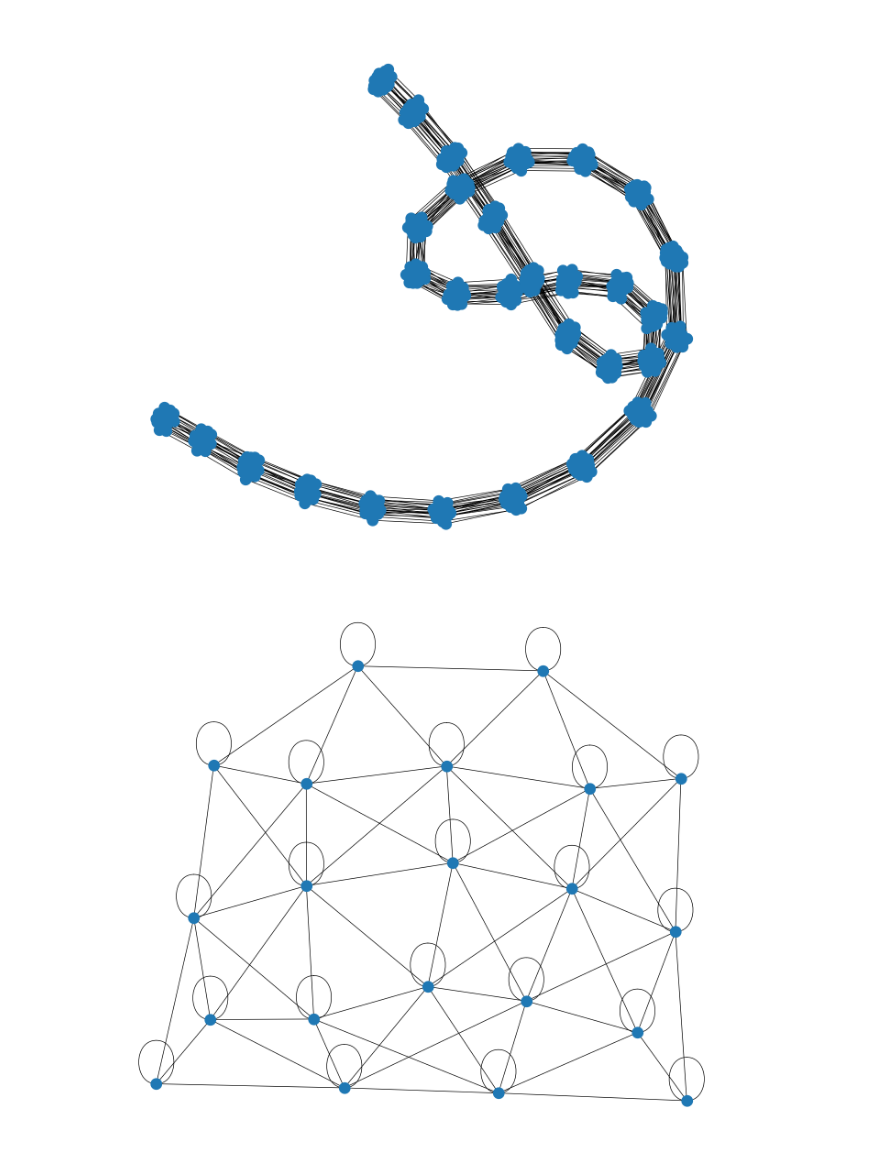
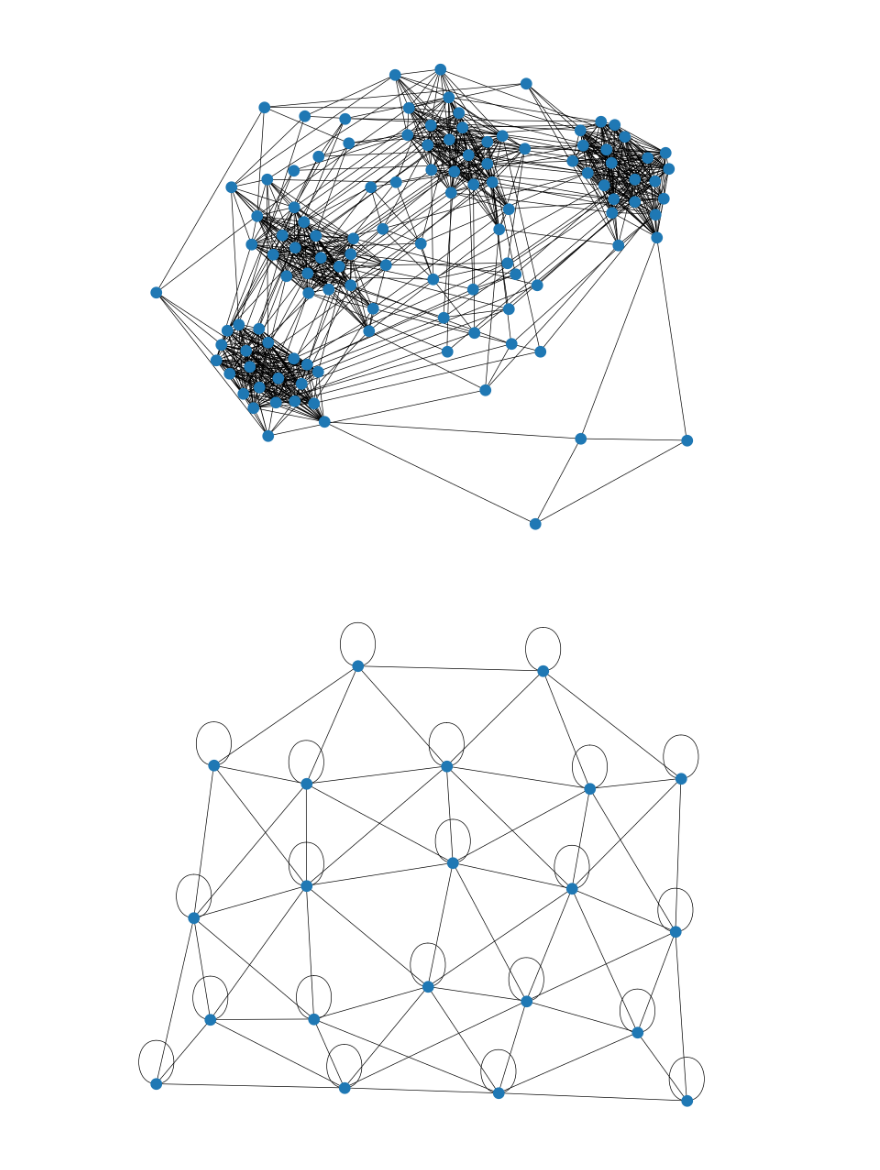
Before and after one commit to mhmnemati/ms-thesis-code, a Jupyter notebook: src/test.ipynb, the cells around one changed output. Drawn from its saved outputs; the diff is of its cells as text; code cells hidden in the pictures.

```diff
--- a/src/test.ipynb
+++ b/src/test.ipynb
@@ -6,22 +6,22 @@ from torch_geometric.utils import to_networkx
 from models import Brain2Vec, Brain2Seq
 from data import TensorDataset
 # %%
-ds = TensorDataset(name="chb_mit_window_30", split="train", folds=5, k=-1, transform=Brain2Seq(
+ds = TensorDataset(name="chb_mit_window_5", split="train", folds=5, k=-1, transform=Brain2Seq(
         n_times=256,
         n_outputs=1,
         layer_type="gcn",
-        aggregator="max",
-        signal_transform="raw",
-        node_transform="unipolar",
-        edge_select="far",
+        aggregator="min",
+        signal_transform="fourier",
+        node_transform="bipolar",
+        edge_select="dynamic",
 ).transform)
 
 g = to_networkx(ds[5], to_undirected=True)
 plt.figure(1, figsize=(14, 12))
 nx.draw(g)
 plt.show()
 # %% [output]
-[figure, old version]
+[figure, new version]
 # %%
 dm = CHBMIT(batch_size=8, batch_type="graph2vec", edge_select="close", wave_transform="power")
 dm.setup("fit")
```
Also changed, not shown: 2 other files.
